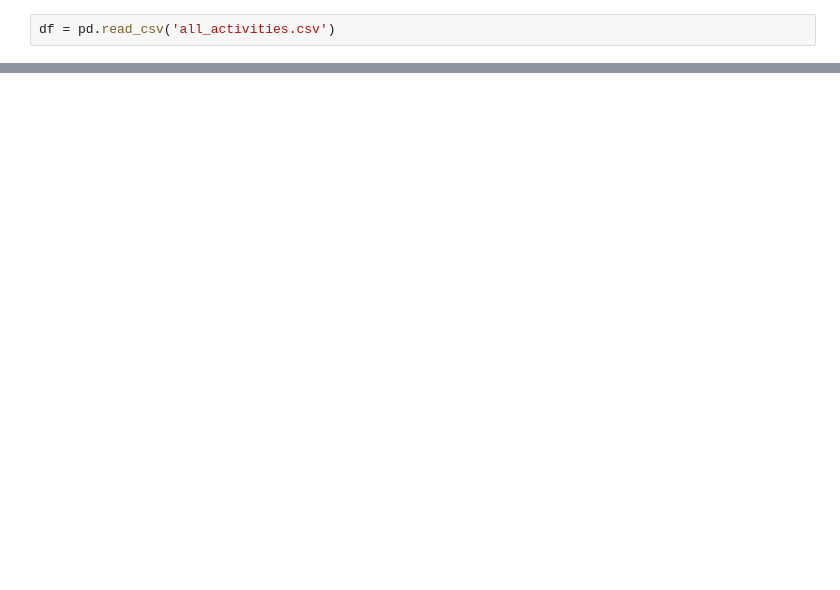
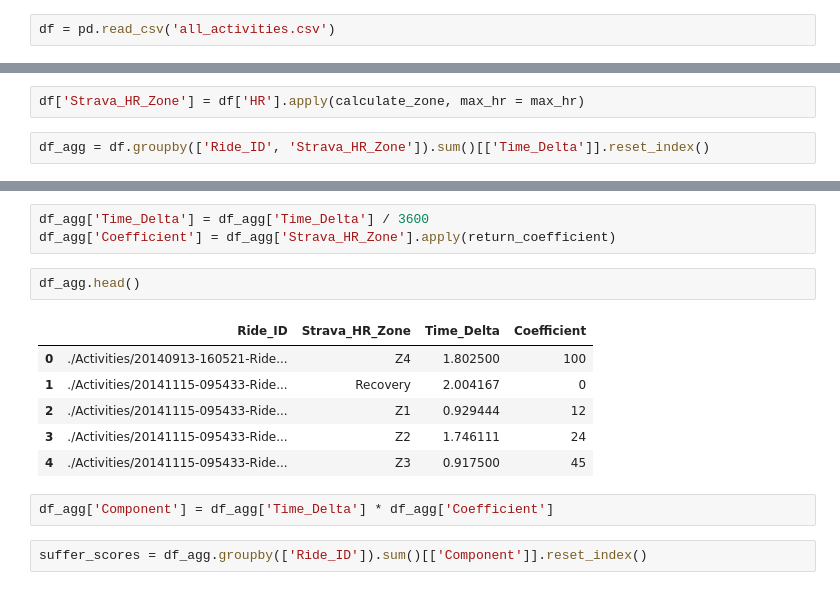
Before and after one commit to danielhills/ride-analysis, a Jupyter notebook: HR_Analysis.ipynb, the cells around one changed output, grey strips where cells are left out. Cells and saved outputs as stored; diff of their text form; blank space fills up the shorter version.

```diff
--- a/HR_Analysis.ipynb
+++ b/HR_Analysis.ipynb
@@ -26,0 +60,4 @@ sns.countplot(act['HR_Zone'])
+# %%
+df['Strava_HR_Zone'] = df['HR'].apply(calculate_zone, max_hr = max_hr)
+# %%
+df_agg = df.groupby(['Ride_ID', 'Strava_HR_Zone']).sum()[['Time_Delta']].reset_index()
@@ -26,0 +89,16 @@ sns.countplot(act['HR_Zone'])
+# %%
+df_agg['Time_Delta'] = df_agg['Time_Delta'] / 3600
+df_agg['Coefficient'] = df_agg['Strava_HR_Zone'].apply(return_coefficient)
+# %%
+df_agg.head()
+# %% [output]
+|  | Ride_ID | Strava_HR_Zone | Time_Delta | Coefficient |
+| 0 | ./Activities/20140913-160521-Ride... | Z4 | 1.802500 | 100 |
+| 1 | ./Activities/20141115-095433-Ride... | Recovery | 2.004167 | 0 |
+| 2 | ./Activities/20141115-095433-Ride... | Z1 | 0.929444 | 12 |
+| 3 | ./Activities/20141115-095433-Ride... | Z2 | 1.746111 | 24 |
+| 4 | ./Activities/20141115-095433-Ride... | Z3 | 0.917500 | 45 |
+# %%
+df_agg['Component'] = df_agg['Time_Delta'] * df_agg['Coefficient']
+# %%
+suffer_scores = df_agg.groupby(['Ride_ID']).sum()[['Component']].reset_index()
```
Also changed, not shown: parts of 15 cells of this notebook, 1 other file.
